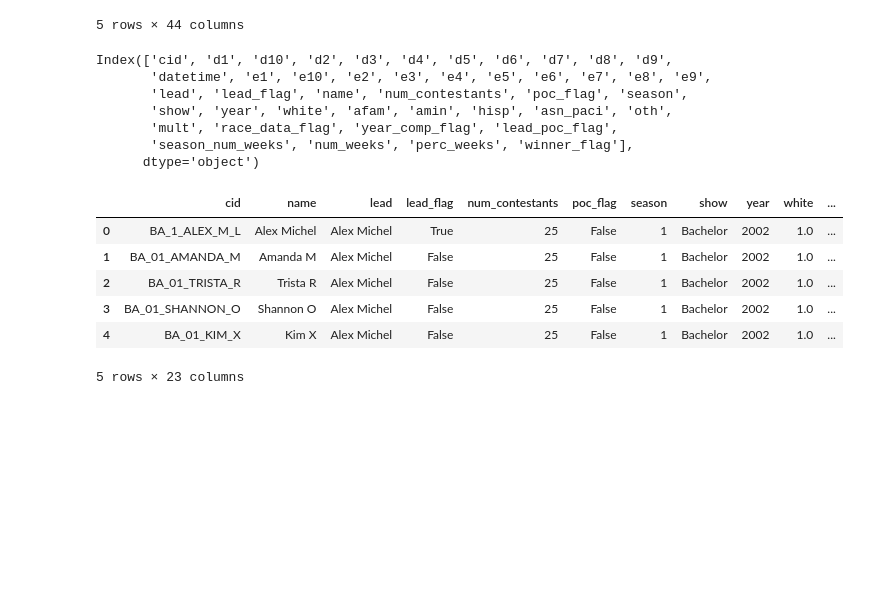
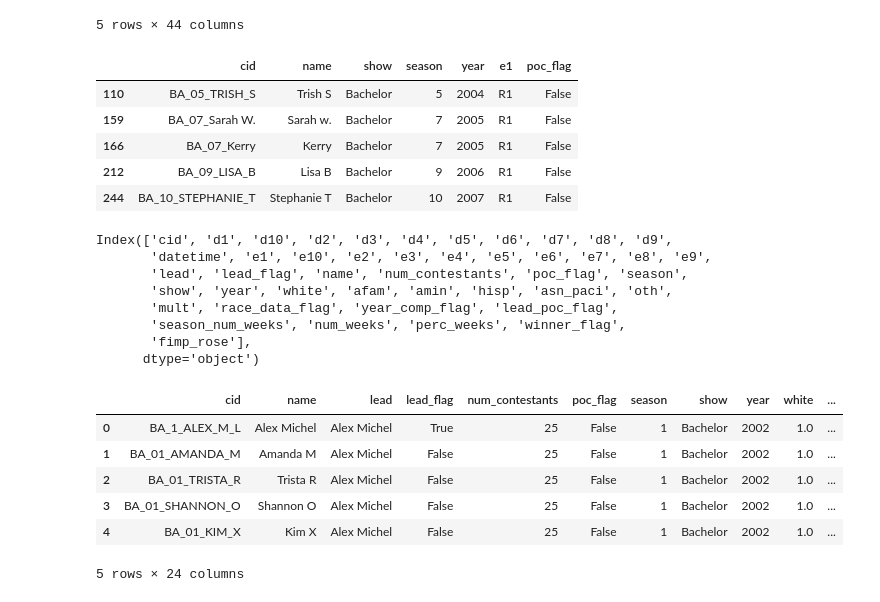
Before and after one commit to angelinahli/bachelorette, a Jupyter notebook: data/scripts/clean_weeks_data.ipynb, the cells around one changed output. Saved outputs shown, nothing was run; the diff lists cells and outputs as text; code cells hidden in the pictures; blank space fills up the shorter version.

```diff
--- a/data/scripts/clean_weeks_data.ipynb
+++ b/data/scripts/clean_weeks_data.ipynb
@@ -142,6 +142,17 @@ df.head()
 | 3 | BA_01_SHANNON_O | NaN | NaN | D5 | D1 | D1 | D1 | NaN | NaN | NaN | ... | ... |
 | 4 | BA_01_KIM_X | NaN | NaN | D5 | D4 | D1 | NaN | NaN | NaN | NaN | ... | ... |
 5 rows × 44 columns
+# %%
+# create flag for first impression rose
+df["fimp_rose"] = df.e1.map(lambda val: val == "R1")
+df[df.fimp_rose == True][["cid", "name", "show", "season", "year", "e1", "poc_flag"]].head()
+# %% [output]
+|  | cid | name | show | season | year | e1 | poc_flag |
+| 110 | BA_05_TRISH_S | Trish S | Bachelor | 5 | 2004 | R1 | False |
+| 159 | BA_07_Sarah W. | Sarah w. | Bachelor | 7 | 2005 | R1 | False |
+| 166 | BA_07_Kerry | Kerry | Bachelor | 7 | 2005 | R1 | False |
+| 212 | BA_09_LISA_B | Lisa B | Bachelor | 9 | 2006 | R1 | False |
+| 244 | BA_10_STEPHANIE_T | Stephanie T | Bachelor | 10 | 2007 | R1 | False |
 # %%
 df.columns
 # %% [output]
@@ -150,14 +161,15 @@ Index(['cid', 'd1', 'd10', 'd2', 'd3', 'd4', 'd5', 'd6', 'd7', 'd8', 'd9',
        'lead', 'lead_flag', 'name', 'num_contestants', 'poc_flag', 'season',
        'show', 'year', 'white', 'afam', 'amin', 'hisp', 'asn_paci', 'oth',
        'mult', 'race_data_flag', 'year_comp_flag', 'lead_poc_flag',
-       'season_num_weeks', 'num_weeks', 'perc_weeks', 'winner_flag'],
+       'season_num_weeks', 'num_weeks', 'perc_weeks', 'winner_flag',
+       'fimp_rose'],
       dtype='object')
 # %%
 df = df[["cid", "name", "lead", "lead_flag", "num_contestants",
          "poc_flag", "season", "show", "year", "white", "afam", "amin",
          "hisp", "asn_paci", "oth", "mult", "race_data_flag",
          "year_comp_flag", "num_weeks", "season_num_weeks", "perc_weeks",
-         "winner_flag", "lead_poc_flag"]]
+         "winner_flag", "lead_poc_flag", "fimp_rose"]]
 df.head()
 # %% [output]
 |  | cid | name | lead | lead_flag | num_contestants | poc_flag | season | show | year | white | ... |
@@ -166,7 +178,7 @@ df.head()
 | 2 | BA_01_TRISTA_R | Trista R | Alex Michel | False | 25 | False | 1 | Bachelor | 2002 | 1.0 | ... |
 | 3 | BA_01_SHANNON_O | Shannon O | Alex Michel | False | 25 | False | 1 | Bachelor | 2002 | 1.0 | ... |
 | 4 | BA_01_KIM_X | Kim X | Alex Michel | False | 25 | False | 1 | Bachelor | 2002 | 1.0 | ... |
-5 rows × 23 columns
+5 rows × 24 columns
 # %%
 df_path = os.path.join("..", "master_flags_dataset.csv")
 df.to_csv(df_path)
```
Also changed, not shown: 5 other files.
